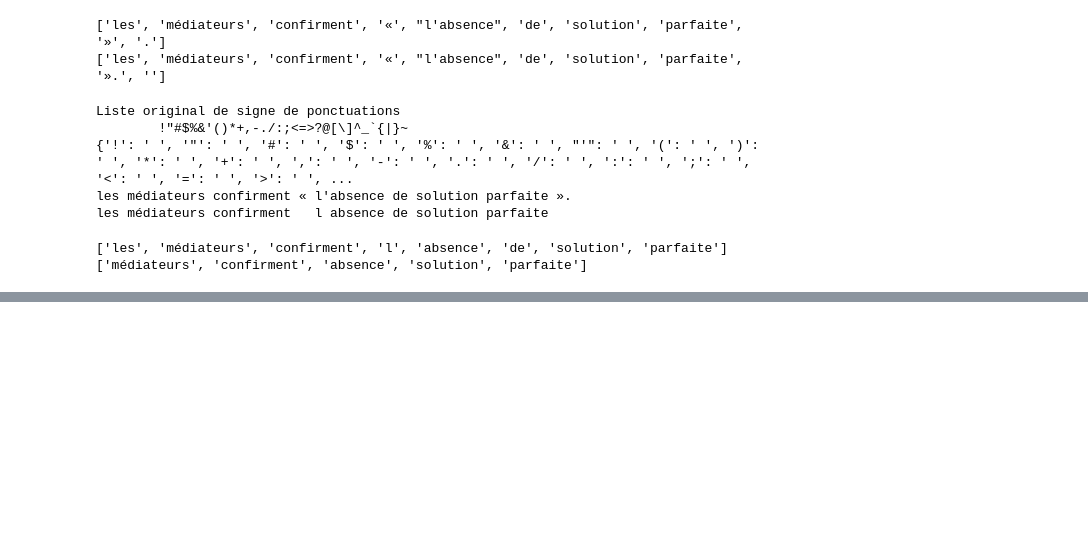
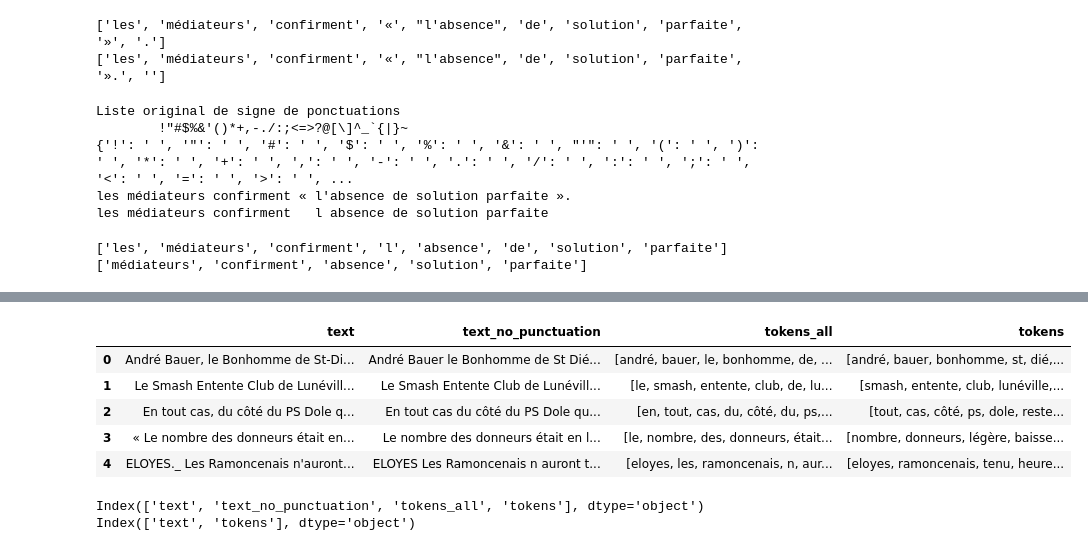
Before and after one commit to alexisperrier/UPEM-NUMI, a Jupyter notebook: etudiants/emmanuelle/Panda.ipynb, the cells around one changed output, grey strips where cells are left out. Cells and saved outputs as stored; diff of their text form; code cells hidden in the pictures; blank space fills up the shorter version.

```diff
--- a/etudiants/emmanuelle/Panda.ipynb
+++ b/etudiants/emmanuelle/Panda.ipynb
@@ -52,0 +60,16 @@ Index(['paragraphe'], dtype='object')
+# %%
+# Changer le nom de la colonne
+df.columns = ['paragraphe']
+df.columns
+
+# puis renommer colonne en 'text'
+
+df.columns = ['text']
+df.columns
+
+# Ne prendre que les 1000 premieres rangées
+
+print("avant: {}".format(df.shape))
+df = df[0:1000]
+
+print("apres: {}".format(df.shape))
@@ -142,0 +172,8 @@ df.loc[5] #indexation de la 5 ème ligne
+# %%
+# Tokenizer
+
+df['tokens_all']  = df.text_no_punctuation.apply(
+    lambda r : word_tokenize(r.lower())
+)
+
+df.head()
@@ -142,0 +187,34 @@ df.loc[5] #indexation de la 5 ème ligne
+# %%
+# remove stopwords
+
+def remove_stopword(tokens):
+     return [w for w in tokens if (w not in list_stopwords) ]
+
+# Verifier que ca marche
+remove_stopword(tokens)
+
+# appliquer a la dataframe
+
+df['tokens'] = df.tokens_all.apply(
+    lambda tks : remove_stopword(tks)
+)
+
+df.head()
+# %% [output]
+|  | text | text_no_punctuation | tokens_all | tokens |
+| 0 | André Bauer, le Bonhomme de St-Di... | André Bauer le Bonhomme de St Dié... | [andré, bauer, le, bonhomme, de, ... | [andré, bauer, bonhomme, st, dié,... |
+| 1 | Le Smash Entente Club de Lunévill... | Le Smash Entente Club de Lunévill... | [le, smash, entente, club, de, lu... | [smash, entente, club, lunéville,... |
+| 2 | En tout cas, du côté du PS Dole q... | En tout cas du côté du PS Dole qu... | [en, tout, cas, du, côté, du, ps,... | [tout, cas, côté, ps, dole, reste... |
+| 3 | « Le nombre des donneurs était en... | Le nombre des donneurs était en l... | [le, nombre, des, donneurs, était... | [nombre, donneurs, légère, baisse... |
+| 4 | ELOYES._ Les Ramoncenais n'auront... | ELOYES Les Ramoncenais n auront t... | [eloyes, les, ramoncenais, n, aur... | [eloyes, ramoncenais, tenu, heure... |
+# %%
+# enlever les colonnes intermediaires
+
+print(df.columns)
+
+df = df[['text', 'tokens']]
+
+print(df.columns)
+# %% [output]
+Index(['text', 'text_no_punctuation', 'tokens_all', 'tokens'], dtype='object')
+Index(['text', 'tokens'], dtype='object')
```
Also changed, not shown: parts of 22 cells of this notebook, 15 other files.
